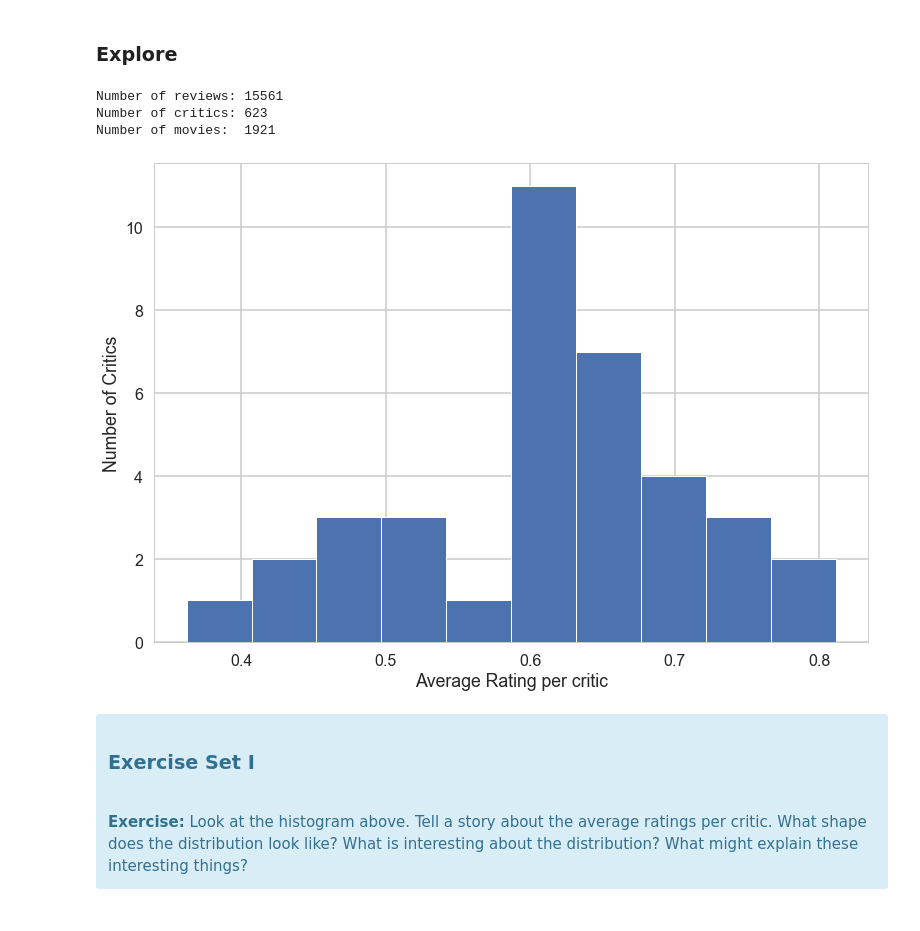
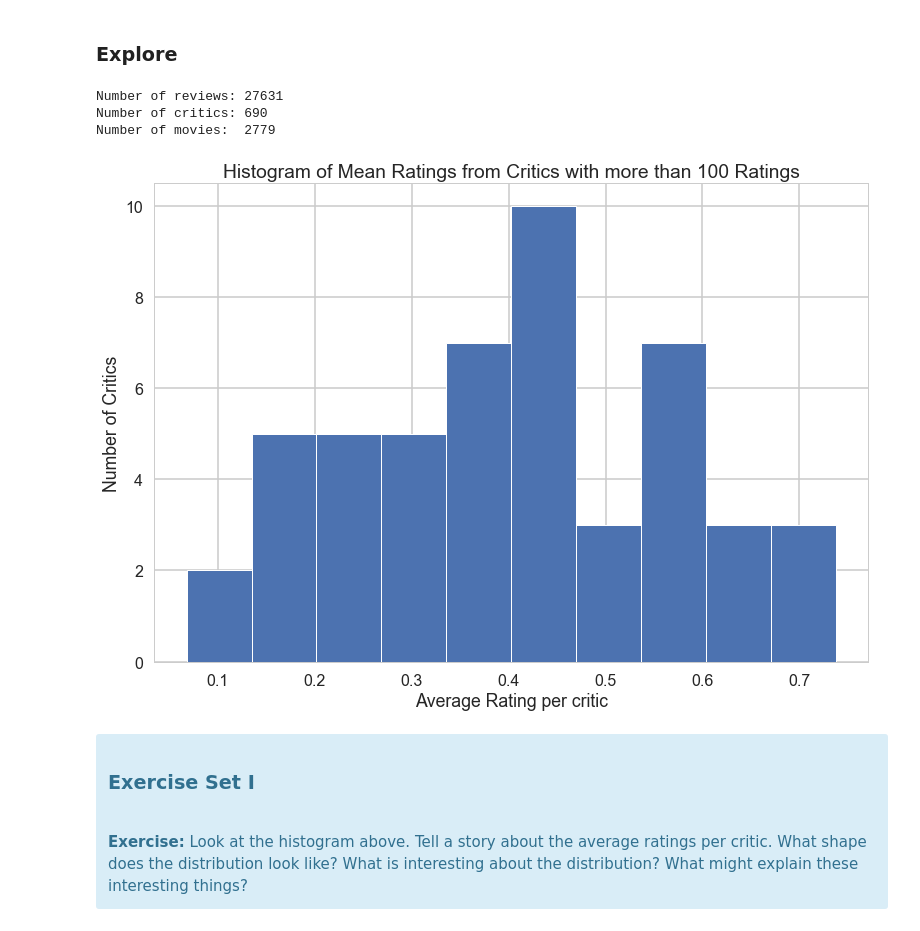
Before and after one commit to AOlden/sb-projects, a Jupyter notebook: naive_bayes/Mini_Project_Naive_Bayes.ipynb, the cells around one changed output. Drawn from its saved outputs; the diff is of its cells as text; code cells hidden in the pictures.

```diff
--- a/naive_bayes/Mini_Project_Naive_Bayes.ipynb
+++ b/naive_bayes/Mini_Project_Naive_Bayes.ipynb
@@ -36,8 +36,7 @@ sns.set_context("poster")
 ## Rotten Tomatoes Dataset
 # %%
 critics = pd.read_csv('./critics.csv')
-#let's drop rows with missing quotes
-critics = critics[~critics.quote.isnull()]
+#critics = critics[~critics.quote.isnull()] #drop rows with missing quotes
 critics.head()
 # %% [output]
 |  | critic | fresh | imdb | publication | quote | review_date | rtid | title |
@@ -53,27 +52,28 @@ n_reviews = len(critics)
 n_movies = critics.rtid.unique().size
 n_critics = critics.critic.unique().size
 
-
 print("Number of reviews: {:d}".format(n_reviews))
 print("Number of critics: {:d}".format(n_critics))
 print("Number of movies:  {:d}".format(n_movies))
 # %% [output]
-Number of reviews: 15561
-Number of critics: 623
-Number of movies:  1921
+Number of reviews: 27631
+Number of critics: 690
+Number of movies:  2779
 # %%
 df = critics.copy()
-df['fresh'] = df.fresh == 'fresh'
+df['fresh'] = df.fresh == 'fresh' # Boolean vector for fresh or not
 grp = df.groupby('critic')
 counts = grp.critic.count()  # number of reviews by each critic
-means = grp.fresh.mean()     # average freshness for each critic
+means = grp.fresh.mean()     # average freshness (percentage, functionally) for each critic
 
-means[counts > 100].hist(bins=10, edgecolor='w', lw=1)
+# histogram of mean ratings from critics with > 100 ratings
+means[counts > 100].hist(bins = 10, edgecolor = 'w', lw = 1)
 plt.xlabel("Average Rating per critic")
 plt.ylabel("Number of Critics")
+plt.title('Histogram of Mean Ratings from Critics with more than 100 Ratings')
 plt.yticks([0, 2, 4, 6, 8, 10]);
 # %% [output]
-[figure, old version]
+[figure, new version]
 # %% [markdown]
 <div class="span5 alert alert-info">
 <h3>Exercise Set I</h3>
```
Also changed, not shown: parts of 3 cells of this notebook.
